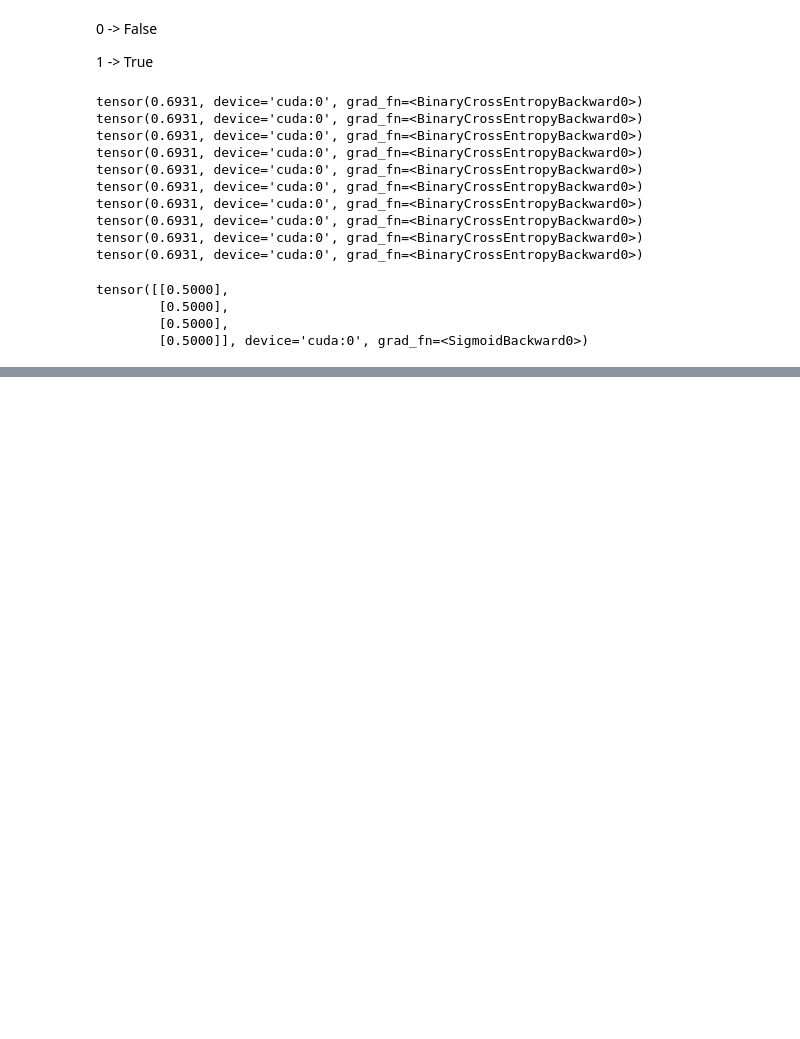
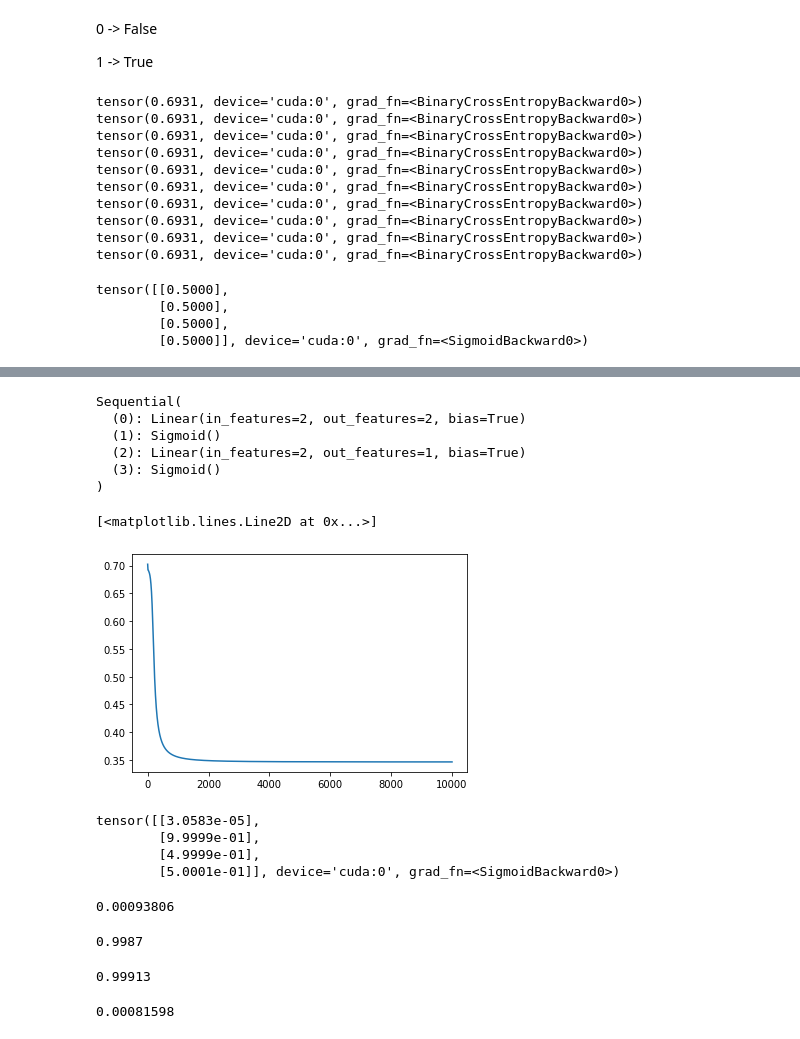
Before and after one commit to indra622/AIAcademy_SpeechRecognition, a Jupyter notebook: 2_1_basic_MLP_model.ipynb, the cells around one changed output, grey strips where cells are left out. Cells and saved outputs as stored; diff of their text form; code cells hidden in the pictures; blank space fills up the shorter version.

```diff
--- a/2_1_basic_MLP_model.ipynb
+++ b/2_1_basic_MLP_model.ipynb
@@ -131,0 +139,9 @@ tensor([[0.5000],
+# %%
+MLP_model
+# %% [output]
+Sequential(
+  (0): Linear(in_features=2, out_features=2, bias=True)
+  (1): Sigmoid()
+  (2): Linear(in_features=2, out_features=1, bias=True)
+  (3): Sigmoid()
+)
@@ -131,0 +150,30 @@ tensor([[0.5000],
+# %%
+MLP_model = nn.Sequential(
+    nn.Linear(2,2,bias=True),
+    nn.Sigmoid(),
+    nn.Linear(2,1,bias=True),
+    nn.Sigmoid()
+)
+
+n_epoch = 10**4 # 10^5
+loss_fn = torch.nn.BCELoss()
+optim = torch.optim.Adam(MLP_model.parameters(),lr = 0.01)
+
+
+
+MLP_model.to(device)
+X = X.to(device)
+Y = Y.to(device)
+
+losses = []
+
+for epoch in tqdm(range(n_epoch)):
+  #for batch in train_loader()
+  optim.zero_grad()    # gradient 초기화
+  pred = MLP_model(X)
+  loss = loss_fn(pred,Y) # loss(prediction, GT)
+  # if epoch %10000 == 0 :
+  #   print(loss)
+  losses.append(loss.item())
+  loss.backward()       # back propagation gradient 계산
+  optim.step()          # Weight Update
@@ -131,0 +182,28 @@ tensor([[0.5000],
+# %%
+plt.plot(losses)
+# %% [output]
+[<matplotlib.lines.Line2D at 0x...>]
+[figure, added]
+# %%
+MLP_model(X)
+# %% [output]
+tensor([[3.0583e-05],
+        [9.9999e-01],
+        [4.9999e-01],
+        [5.0001e-01]], device='cuda:0', grad_fn=<SigmoidBackward0>)
+# %%
+9.3806e-04 # [0,0]
+# %% [output]
+0.00093806
+# %%
+9.9870e-01 #[0,1]
+# %% [output]
+0.9987
+# %%
+9.9913e-01 #[1,0]
+# %% [output]
+0.99913
+# %%
+8.1598e-04 #[1,1]
+# %% [output]
+0.00081598
```
Also changed, not shown: parts of 12 cells of this notebook.
